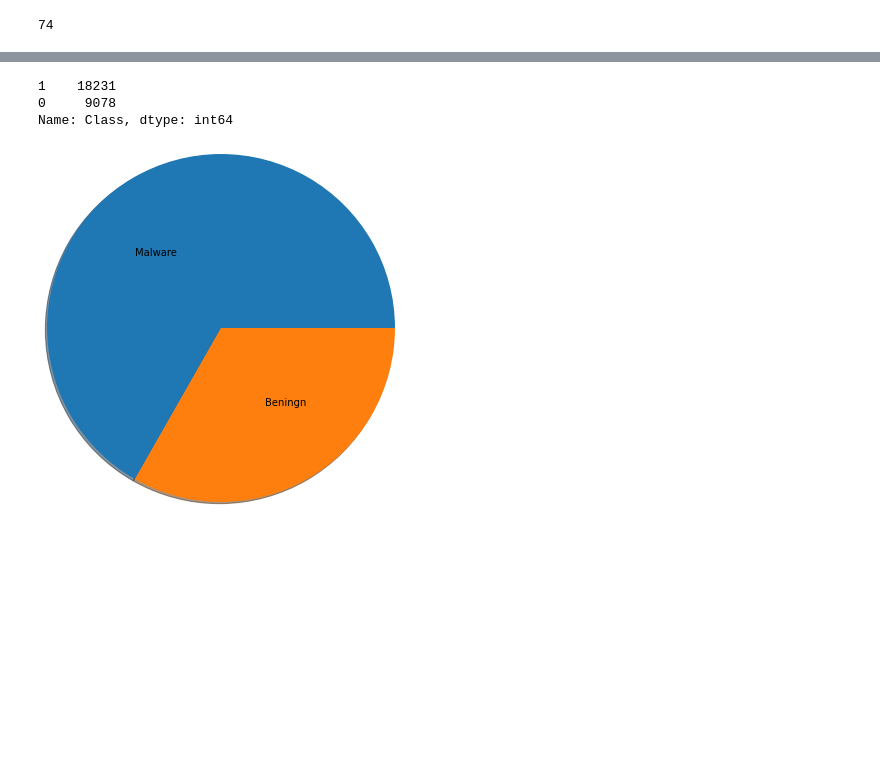
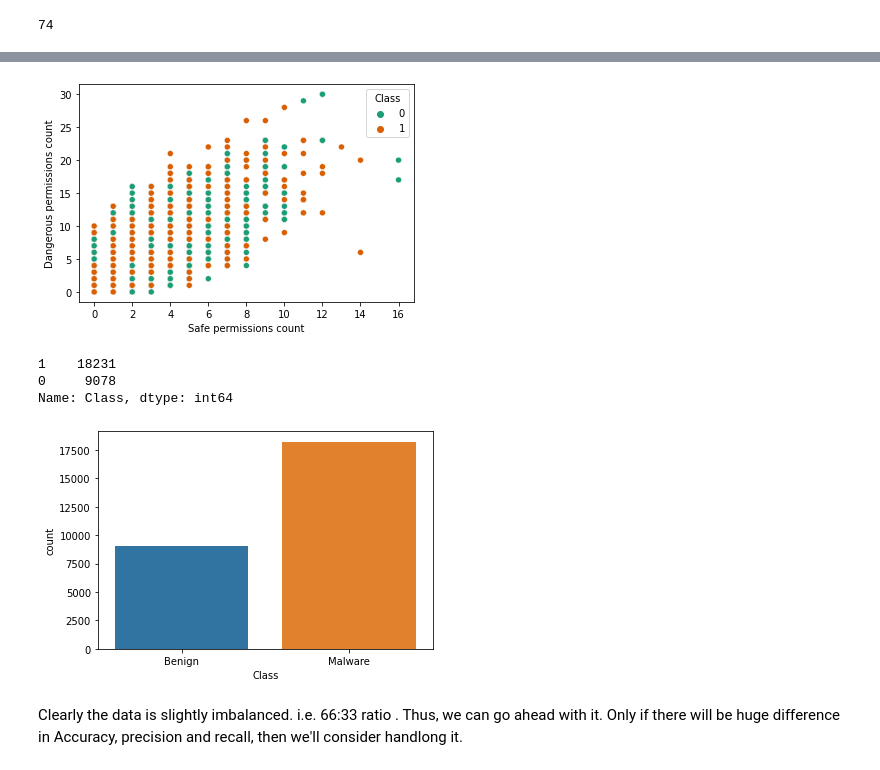
Before and after one commit to manisha-dhanuka/Supervised-Classification, a Jupyter notebook: Android_Authenticity_Prediction.ipynb, the cells around one changed output, grey strips where cells are left out. Cells and saved outputs as stored; diff of their text form; code cells hidden in the pictures; blank space fills up the shorter version.

```diff
--- a/Android_Authenticity_Prediction.ipynb
+++ b/Android_Authenticity_Prediction.ipynb
@@ -601,3 +593,7 @@ sns.histplot(data = df, x = 'Safe permissions count',bins= 50);
+# %%
+sns.scatterplot(x='Safe permissions count',y='Dangerous permissions count',data=df,hue='Class',palette='Dark2');
+# %% [output]
+[figure, added]
 # %%
 # Analysing the class variable:
 df['Class'].value_counts()
@@ -607,8 +603,11 @@ df['Class'].value_counts()
 Name: Class, dtype: int64
 # %%
 #help(plt.pie)
-# %%
-# Visualising:
-plt.pie(df['Class'].value_counts(),labels = ['Malware', 'Beningn'],labeldistance = 0.5, radius =2, shadow = True);
-# %% [output]
-[figure, removed]
+# %%
+# Visualising the label:
+ax = sns.countplot(data = df, x = 'Class')
+ax.set_xticklabels(['Benign', 'Malware']);
+# %% [output]
+[figure, added]
+# %% [markdown]
+Clearly the data is slightly imbalanced. i.e. 66:33 ratio . Thus, we can go ahead with it. Only if there will be huge difference in Accuracy, precision and recall, then we'll consider handlong it.
```
Also changed, not shown: parts of 33 cells of this notebook.
